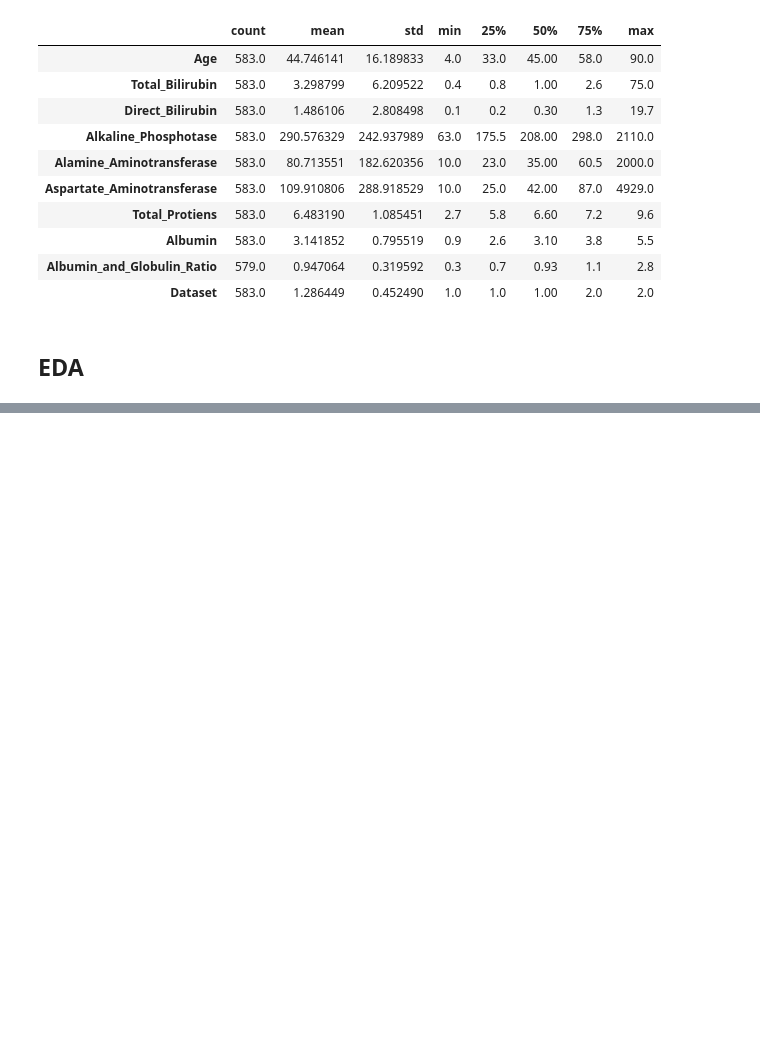
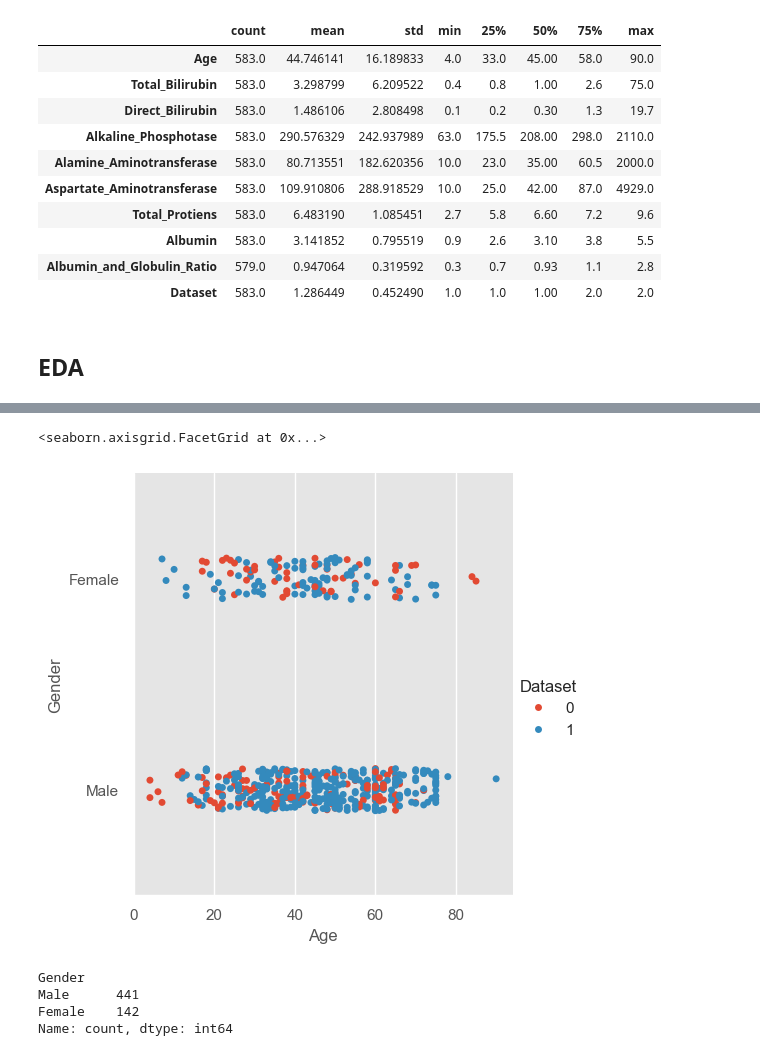
Before and after one commit to vikasjangidmk/Liver-Disease-Detection-with-ML-Evaluating-Multiple-Classification-Models, a Jupyter notebook: Liver.ipynb, the cells around one changed output, grey strips where cells are left out. Drawn from its saved outputs; the diff is of its cells as text; code cells hidden in the pictures; blank space fills up the shorter version.

```diff
--- a/Liver.ipynb
+++ b/Liver.ipynb
@@ -75,0 +146,14 @@ df.describe().T
+# %%
+import seaborn as sns
+
+sns.catplot(x="Age", y="Gender", hue="Dataset", data=df, kind="strip")
+# %% [output]
+<seaborn.axisgrid.FacetGrid at 0x...>
+[figure, added]
+# %%
+df['Gender'].value_counts()
+# %% [output]
+Gender
+Male      441
+Female    142
+Name: count, dtype: int64
```
Also changed, not shown: parts of 11 cells of this notebook.
